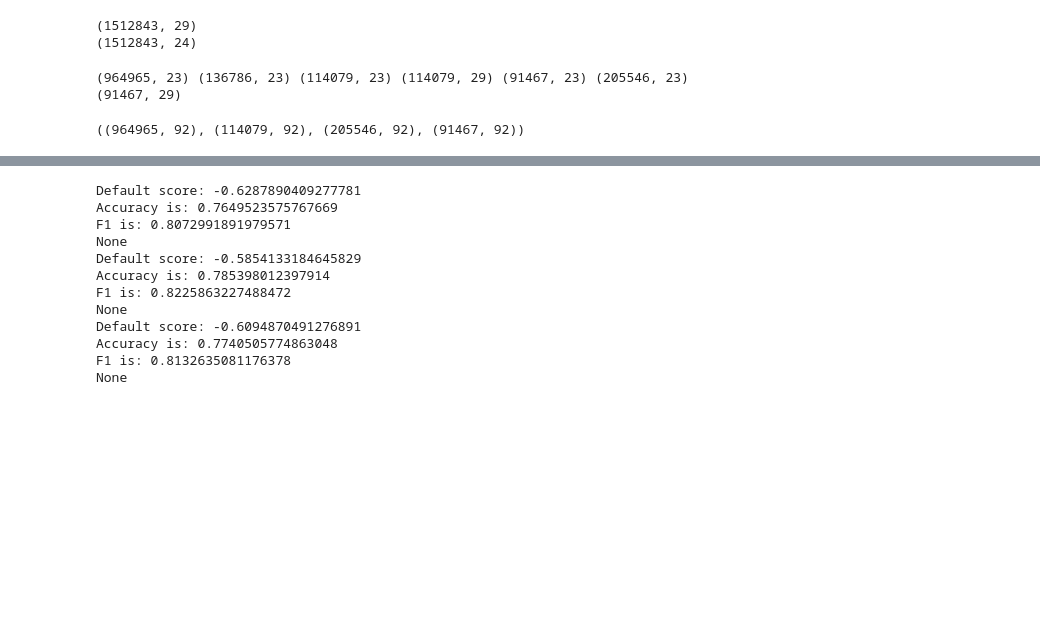
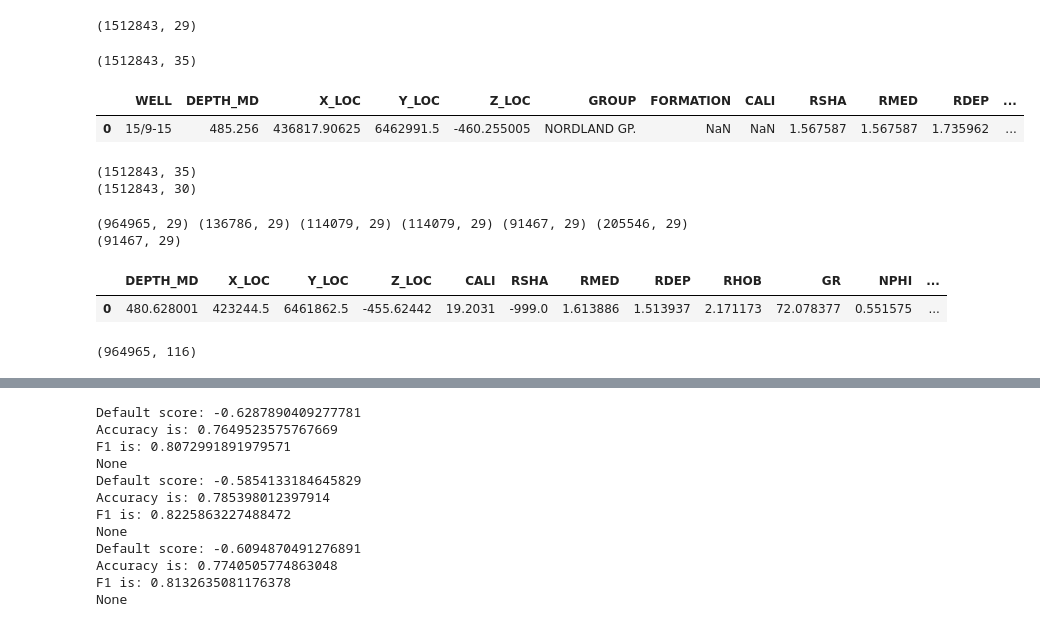
Before and after one commit to olawaleibrahim/2020_FORCE_Lithology_Prediction, a Jupyter notebook: Validation/NEW_VALIDATION_FORCE.ipynb, the cells around one changed output, grey strips where cells are left out. Saved outputs shown, nothing was run; the diff lists cells and outputs as text; code cells hidden in the pictures; blank space fills up the shorter version.

```diff
--- a/Validation/NEW_VALIDATION_FORCE.ipynb
+++ b/Validation/NEW_VALIDATION_FORCE.ipynb
@@ -185,6 +191,20 @@ nvalid2 = valid2.shape[0]
 nvalid3 = valid3.shape[0]
 target = train.FORCE_2020_LITHOFACIES_LITHOLOGY.copy()
 df = pd.concat((train, test, valid1, valid2, valid3)).reset_index(drop=True)
+# %%
+df.shape
+# %% [output]
+(1512843, 29)
+# %%
+df = wavelet_transform.wavelet_transform(df)
+df.shape
+# %% [output]
+(1512843, 35)
+# %%
+df.head(1)
+# %% [output]
+|  | WELL | DEPTH_MD | X_LOC | Y_LOC | Z_LOC | GROUP | FORMATION | CALI | RSHA | RMED | RDEP | ... |
+| 0 | 15/9-15 | 485.256 | 436817.90625 | 6462991.5 | -460.255005 | NORDLAND GP. | NaN | NaN | 1.567587 | 1.567587 | 1.735962 | ... |
 # %%
 train_well = train.WELL.values
 train_depth = train.DEPTH_MD.values
@@ -223,8 +245,8 @@ valid3_lithology = valid3_lithology.map(lithology_numbers)
 # %%
- print(df.shape)
+print(df.shape)
 cols = ['FORCE_2020_LITHOFACIES_CONFIDENCE', 'SGR', 'DTS', 'RXO', 'ROPA']
 df = drop_columns(df, *cols)
 print(df.shape)
 # %% [output]
-(1512843, 29)
-(1512843, 24)
+(1512843, 35)
+(1512843, 30)
@@ -268,4 +294,4 @@ validation3 = validation3.reset_index(drop=True)
 
 print(train2.shape, test2.shape, validation1.shape, valid1.shape, validation2.shape, validation3.shape, valid2.shape)
 # %% [output]
-(964965, 23) (136786, 23) (114079, 23) (114079, 29) (91467, 23) (205546, 23) (91467, 29)
+(964965, 29) (136786, 29) (114079, 29) (114079, 29) (91467, 29) (205546, 29) (91467, 29)
@@ -285,9 +303,14 @@ def scale_data(data):
+# %%
+testdata.head(1)
+# %% [output]
+|  | DEPTH_MD | X_LOC | Y_LOC | Z_LOC | CALI | RSHA | RMED | RDEP | RHOB | GR | NPHI | ... |
+| 0 | 480.628001 | 423244.5 | 6461862.5 | -455.62442 | 19.2031 | -999.0 | 1.613886 | 1.513937 | 2.171173 | 72.078377 | 0.551575 | ... |
 # %%
 traindata, padded_rows = augment_features(traindata.values, train_well, train_depth)
 validation1, padded_rows1= augment_features(validation1.values, valid1_well, valid1_depth)
 validation2, padded_rows2 = augment_features(validation2.values, valid2_well, valid2_depth)
 validation3, padded_rows3 = augment_features(validation3.values, valid3_well, valid3_depth)
-# %%
-traindata.shape, validation1.shape, validation3.shape, validation2.shape
-# %% [output]
-((964965, 92), (114079, 92), (205546, 92), (91467, 92))
+# %%
+traindata.shape
+# %% [output]
+(964965, 116)
```
Also changed, not shown: parts of 15 cells of this notebook.
